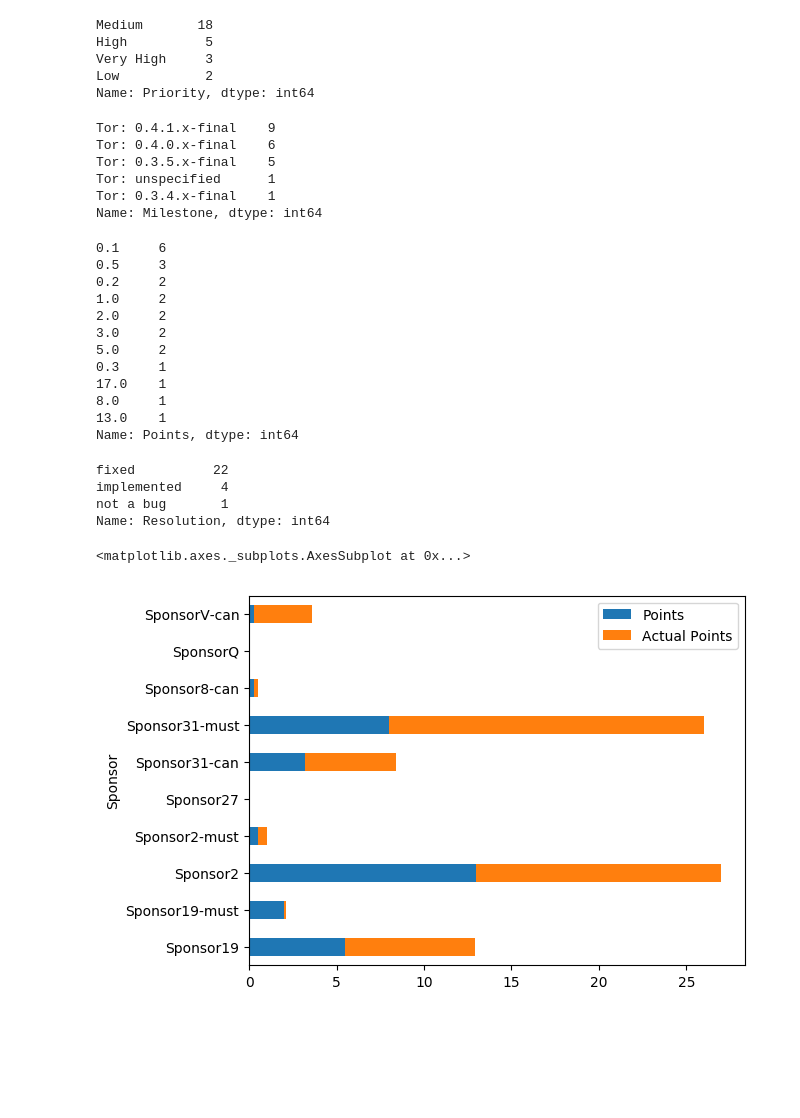
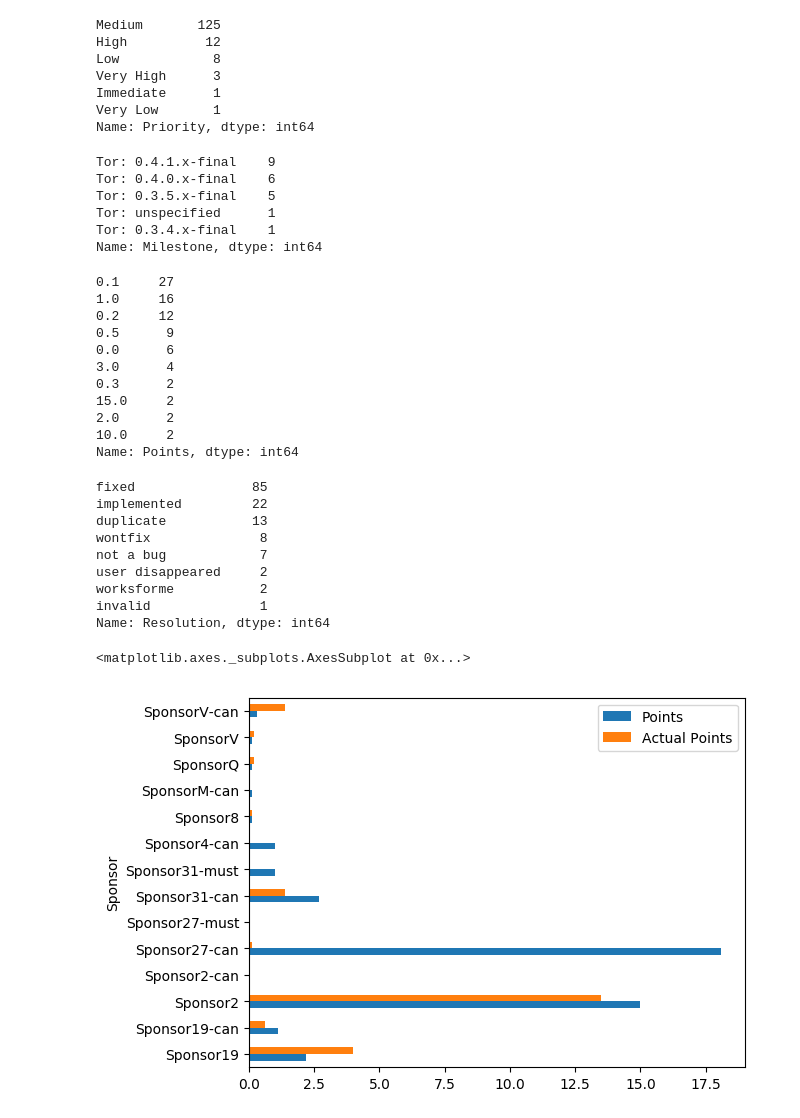
Before and after one commit to gabelula/trac-tor, a Jupyter notebook: 2019AprilCoreTor.ipynb, the cells around one changed output. Drawn from its saved outputs; the diff is of its cells as text; code cells hidden in the pictures; blank space fills up the shorter version.

```diff
--- a/2019AprilCoreTor.ipynb
+++ b/2019AprilCoreTor.ipynb
@@ -1,6 +1,8 @@
 # %%
 # Closed and merge_ready tickets for component Core Tor modified on April 2019
-csv_path='/Users/gaba/Code/torproject/trac/datasets/2019_march_closed_ticets.csv'
+# Query https://trac.torproject.org/projects/tor/query?status=closed&status=merge_ready&changetime=1+abr.+2019..30+abr.+2019&component=%5ECore+Tor&col=id&col=summary&col=component&col=status&col=type&col=priority&col=milestone&col=severity&col=actualpoints&col=points&col=sponsor&col=keywords&order=priority
+
+csv_path='/Users/gaba/Code/torproject/trac/datasets/2019_april_closed_tickets.csv'
 
 import pandas as pd
 import matplotlib.pyplot as plt; plt.rcdefaults()
@@ -44,10 +52,12 @@ csv_file['Type'].value_counts().plot.barh()
 # How many high and very high tickets
 csv_file['Priority'].value_counts()
 # %% [output]
-Medium       18
-High          5
-Very High     3
-Low           2
+Medium       125
+High          12
+Low            8
+Very High      3
+Immediate      1
+Very Low       1
 Name: Priority, dtype: int64
 # %%
 # which milestone the tickets were for
@@ -63,29 +73,33 @@ Name: Milestone, dtype: int64
 # How many 'big' tickets got resolved
 csv_file['Points'].value_counts()
 # %% [output]
-0.1     6
-0.5     3
-0.2     2
-1.0     2
-2.0     2
-3.0     2
-5.0     2
-0.3     1
-17.0    1
-8.0     1
-13.0    1
+0.1     27
+1.0     16
+0.2     12
+0.5      9
+0.0      6
+3.0      4
+0.3      2
+15.0     2
+2.0      2
+10.0     2
 Name: Points, dtype: int64
 # %%
 # How tickets got resolved
 csv_file['Resolution'].value_counts()
 # %% [output]
-fixed          22
-implemented     4
-not a bug       1
+fixed               85
+implemented         22
+duplicate           13
+wontfix              8
+not a bug            7
+user disappeared     2
+worksforme           2
+invalid              1
 Name: Resolution, dtype: int64
 # %%
-# How many 'big' tickets got resolved for each sponsor
-csv_file.filter(items=['Sponsor', 'Points', 'Actual Points']).groupby('Sponsor').sum().plot.barh(stacked=True)
+# How many days took to complete the ticket versus estimation
+csv_file.filter(items=['Sponsor', 'Points', 'Actual Points']).groupby('Sponsor').sum().plot.barh()
 # %% [output]
 <matplotlib.axes._subplots.AxesSubplot at 0x...>
-[figure, old version]
+[figure, new version]
```
Also changed, not shown: parts of 6 cells of this notebook, 1 other file.
